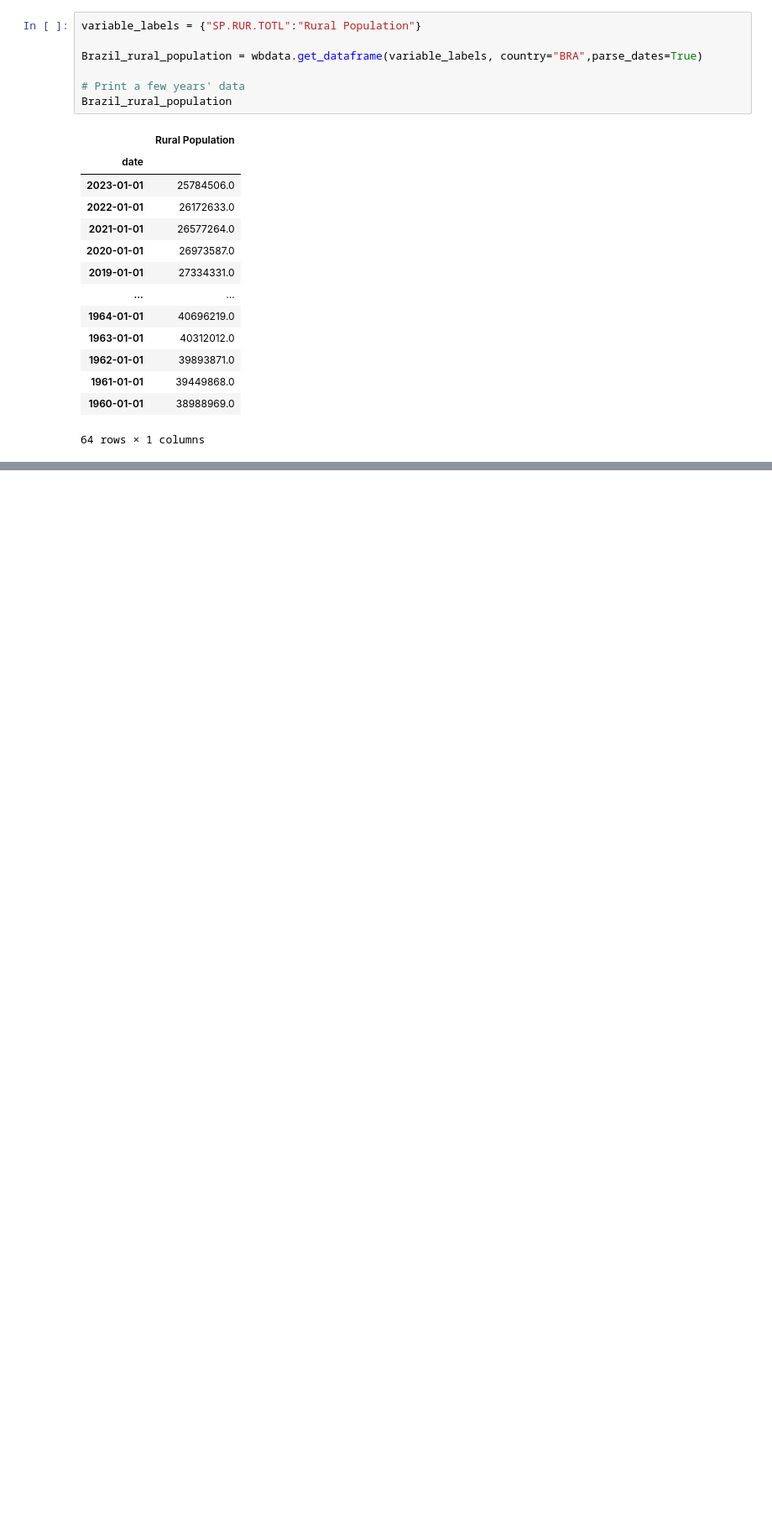
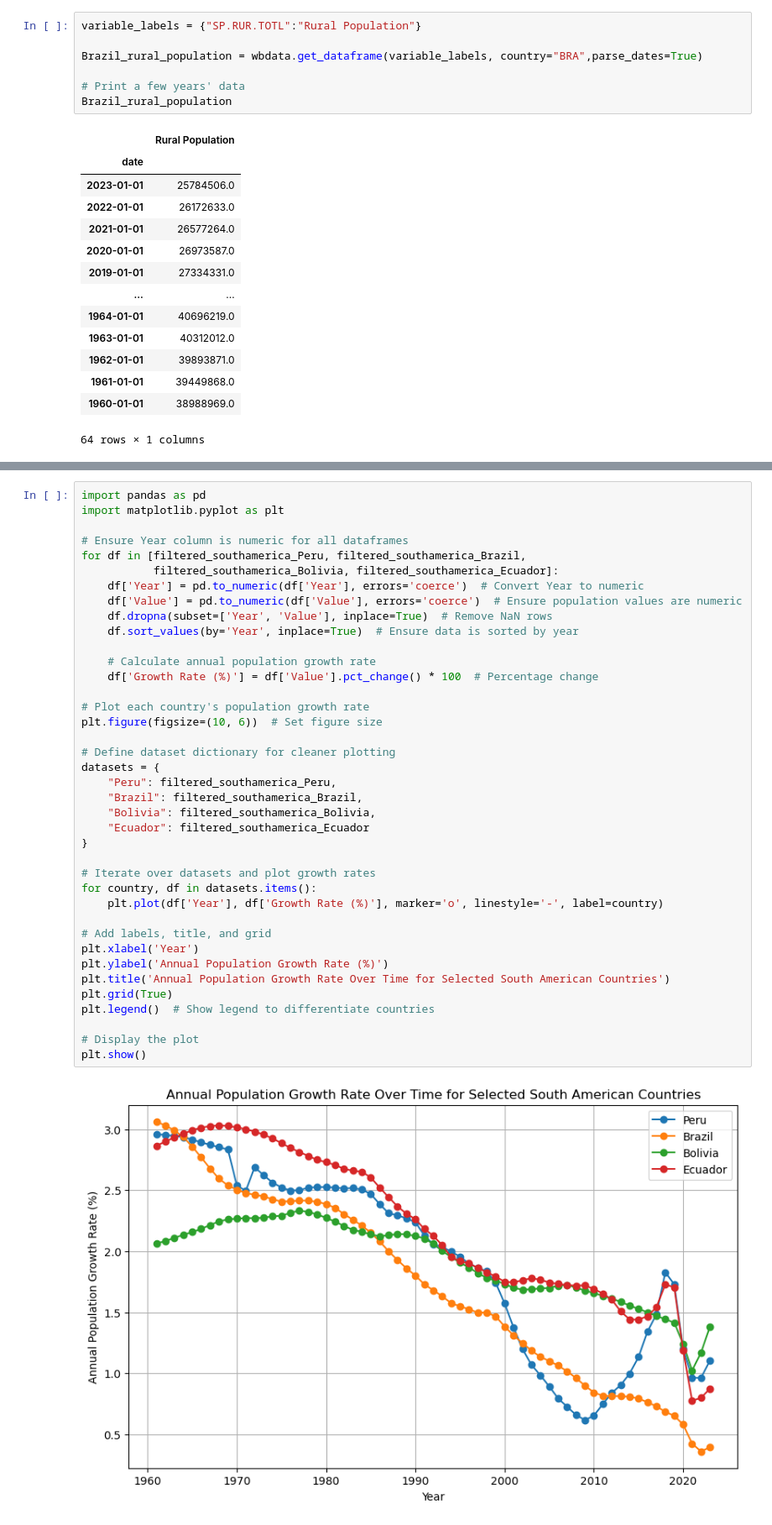
Before and after one commit to colby-alonzo/EEP153_Proj1, a Jupyter notebook: Visualizations.ipynb, the cells around one changed output, grey strips where cells are left out. Shown: that part at 84% size. Cells and saved outputs as stored; diff of their text form; blank space fills up the shorter version.

```diff
--- a/Visualizations.ipynb
+++ b/Visualizations.ipynb
@@ -321,0 +369,41 @@ df.plot()
+# %%
+import pandas as pd
+import matplotlib.pyplot as plt
+
+# Ensure Year column is numeric for all dataframes
+for df in [filtered_southamerica_Peru, filtered_southamerica_Brazil,
+           filtered_southamerica_Bolivia, filtered_southamerica_Ecuador]:
+    df['Year'] = pd.to_numeric(df['Year'], errors='coerce')  # Convert Year to numeric
+    df['Value'] = pd.to_numeric(df['Value'], errors='coerce')  # Ensure population values are numeric
+    df.dropna(subset=['Year', 'Value'], inplace=True)  # Remove NaN rows
+    df.sort_values(by='Year', inplace=True)  # Ensure data is sorted by year
+
+    # Calculate annual population growth rate
+    df['Growth Rate (%)'] = df['Value'].pct_change() * 100  # Percentage change
+
+# Plot each country's population growth rate
+plt.figure(figsize=(10, 6))  # Set figure size
+
+# Define dataset dictionary for cleaner plotting
+datasets = {
+    "Peru": filtered_southamerica_Peru,
+    "Brazil": filtered_southamerica_Brazil,
+    "Bolivia": filtered_southamerica_Bolivia,
+    "Ecuador": filtered_southamerica_Ecuador
+}
+
+# Iterate over datasets and plot growth rates
+for country, df in datasets.items():
+    plt.plot(df['Year'], df['Growth Rate (%)'], marker='o', linestyle='-', label=country)
+
+# Add labels, title, and grid
+plt.xlabel('Year')
+plt.ylabel('Annual Population Growth Rate (%)')
+plt.title('Annual Population Growth Rate Over Time for Selected South American Countries')
+plt.grid(True)
+plt.legend()  # Show legend to differentiate countries
+
+# Display the plot
+plt.show()
+# %% [output]
+[figure, added]
```
Also changed, not shown: parts of 8 cells of this notebook, 6 other files.
